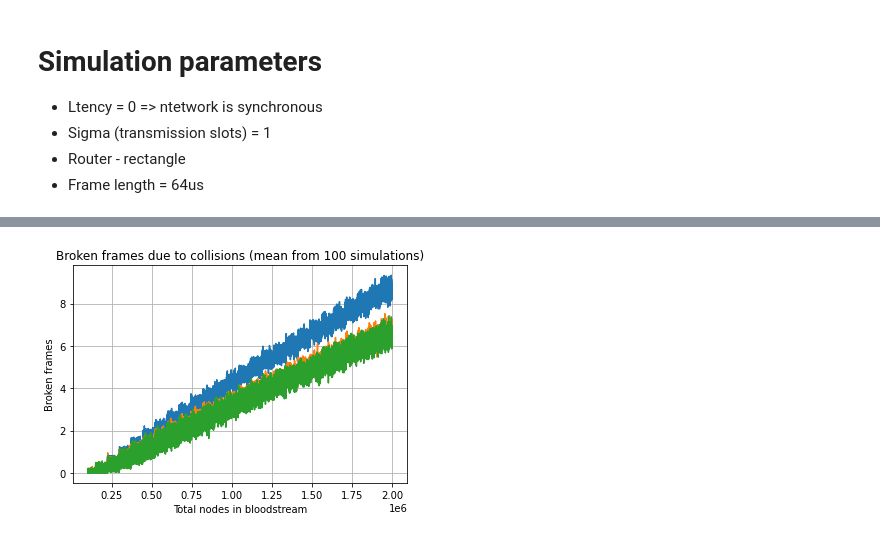
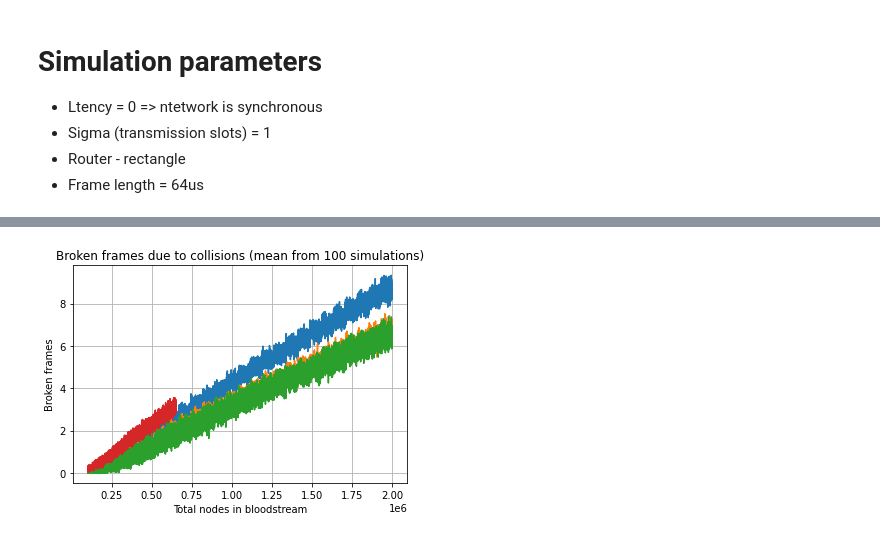
Before and after one commit to KrzysztofSkos/veinSimulator, a Jupyter notebook: Results/routerProstokat_metodyNaSchody.ipynb, the cells around one changed output, grey strips where cells are left out. Drawn from its saved outputs; the diff is of its cells as text; code cells hidden in the pictures.

```diff
--- a/Results/routerProstokat_metodyNaSchody.ipynb
+++ b/Results/routerProstokat_metodyNaSchody.ipynb
@@ -10,8 +10,12 @@ import pandas as pd
 df_simp = pd.read_excel (r'nodeCountTT64_simplified1.xlsx')
 df_fc = pd.read_excel (r'nodeCountTT64_simp1_floor_ceil.xlsx')
 df_pm = pd.read_excel (r'nodeCountTT64_simp1_plusminus.xlsx')
+df_gauss = pd.read_csv (r'nodeCountTT64_simp1_gauss.csv')
+# %%
+df_gauss = df_gauss.apply(pd.to_numeric, errors='coerce')
 # %%
 import numpy as np
 data_simp = df_simp.to_numpy()
 data_fc = df_fc.to_numpy()
 data_pm = df_pm.to_numpy()
+data_gauss = df_gauss.to_numpy()
@@ -46,10 +61,10 @@ plt.grid()
 # %%
-plt.plot(data_simp[:, 0], data_simp[:, 2]/100, data_fc[:, 0], data_fc[:, 2]/100, data_pm[:, 0], data_pm[:, 2]/100)
+plt.plot(data_simp[:, 0], data_simp[:, 2]/100, data_fc[:, 0], data_fc[:, 2]/100, data_pm[:, 0], data_pm[:, 2]/100, data_gauss[:, 0], data_gauss[:, 2]/100)
 plt.title("Broken frames due to collisions (mean from 100 simulations)")
 plt.ylabel("Broken frames")
 plt.xlabel("Total nodes in bloodstream")
 plt.grid()
 # %% [output]
-[figure, old version]
+[figure, new version]
 # %%
 plt.figure(2)
```
Also changed, not shown: parts of 6 cells of this notebook, 1 other file.
